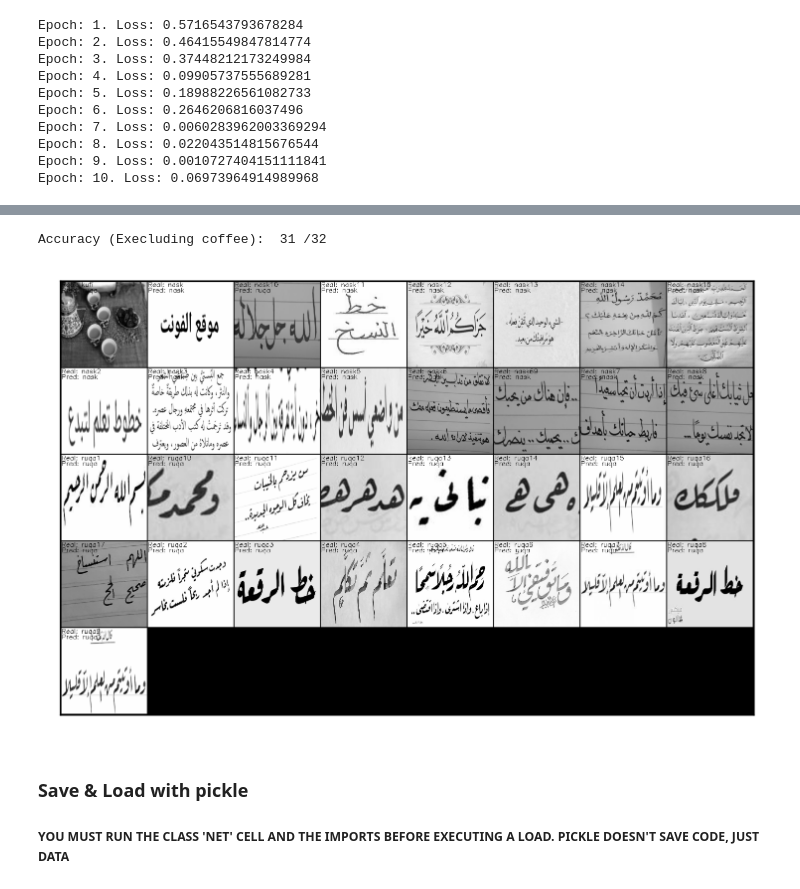
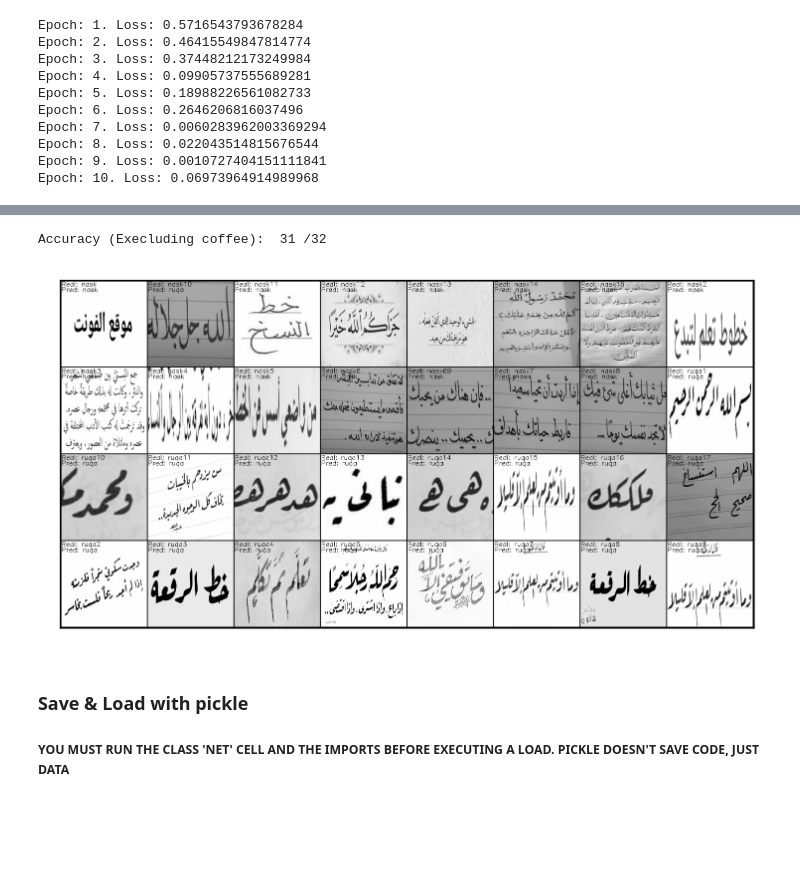
Before and after one commit to d7miiZ/Arabic-Font-Detector, a Jupyter notebook: arabic_caligraphy.ipynb, the cells around one changed output, grey strips where cells are left out. Cells and saved outputs as stored; diff of their text form; code cells hidden in the pictures; blank space fills up the shorter version.

```diff
--- a/arabic_caligraphy.ipynb
+++ b/arabic_caligraphy.ipynb
@@ -318,16 +320,16 @@ Got 121 / 123 with accuracy 98.37
 # %%
 labels = []
 images = []
 for path in glob("extra_data/extra_test_samples/*"):
     labels.append(path[path.rfind("\\")+1 : path.rfind(".")])
     images.append(transform(cv2.imread(path)))
 images = torch.stack(images)
 preds = predict(images.cuda(), model.cuda())
-show(torchvision.utils.make_grid(add_preds_to_images(images, labels, preds)))
+show(torchvision.utils.make_grid(add_preds_to_images(images[1:], labels[1:], preds[1:])))
 print("Accuracy (Execluding coffee): ", sum(pred in label for label, pred in zip(labels[1:], preds[1:])), f"/{len(preds) - 1}")
 # %% [output]
 Accuracy (Execluding coffee):  31 /32
-[figure, old version]
+[figure, new version]
 # %% [markdown]
 ### Save & Load with pickle
 ##### YOU MUST RUN THE CLASS 'NET' CELL AND THE IMPORTS BEFORE EXECUTING A LOAD. PICKLE DOESN'T SAVE CODE, JUST DATA
```
Also changed, not shown: parts of 4 cells of this notebook, 5 other files.
